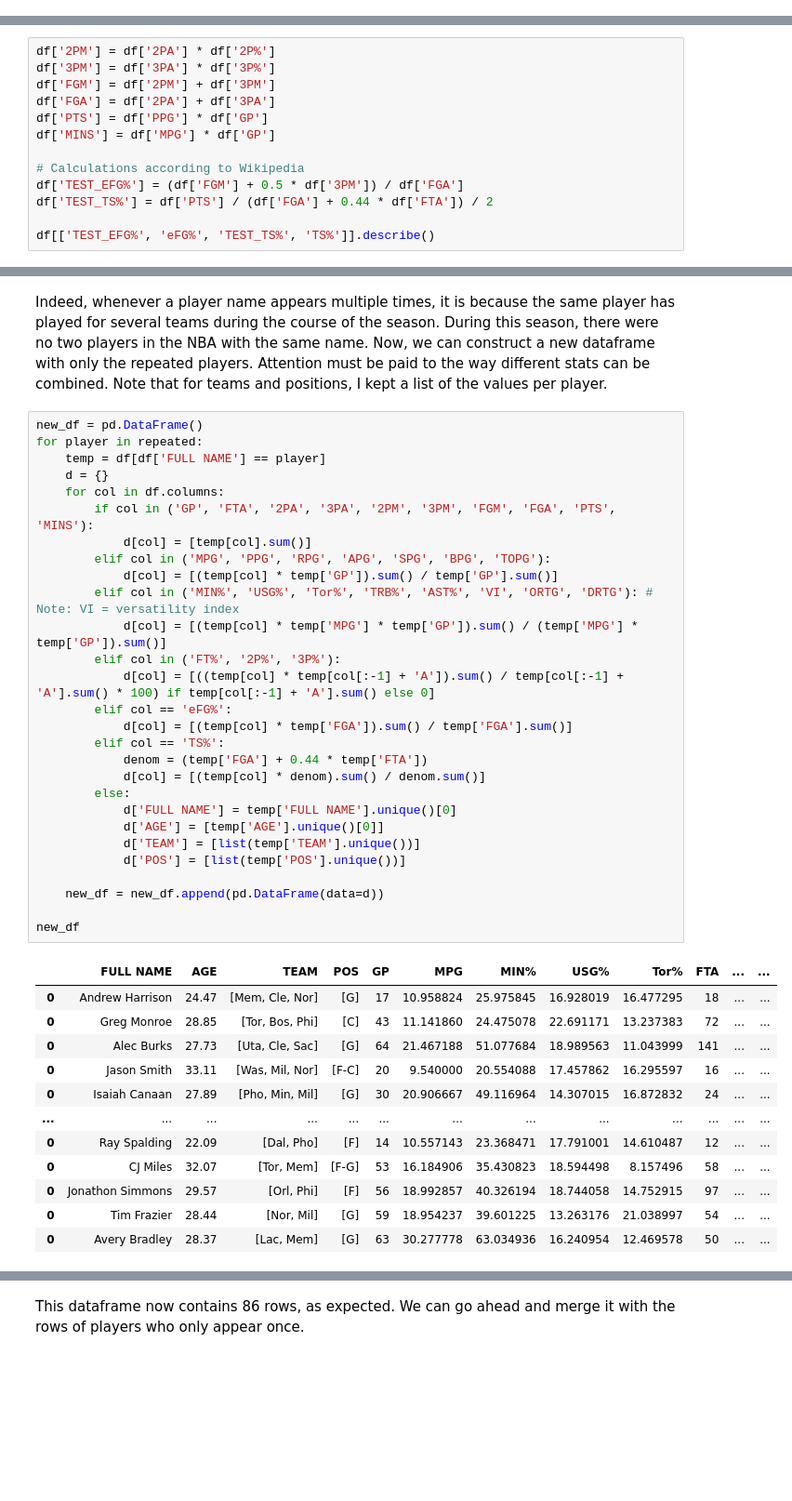
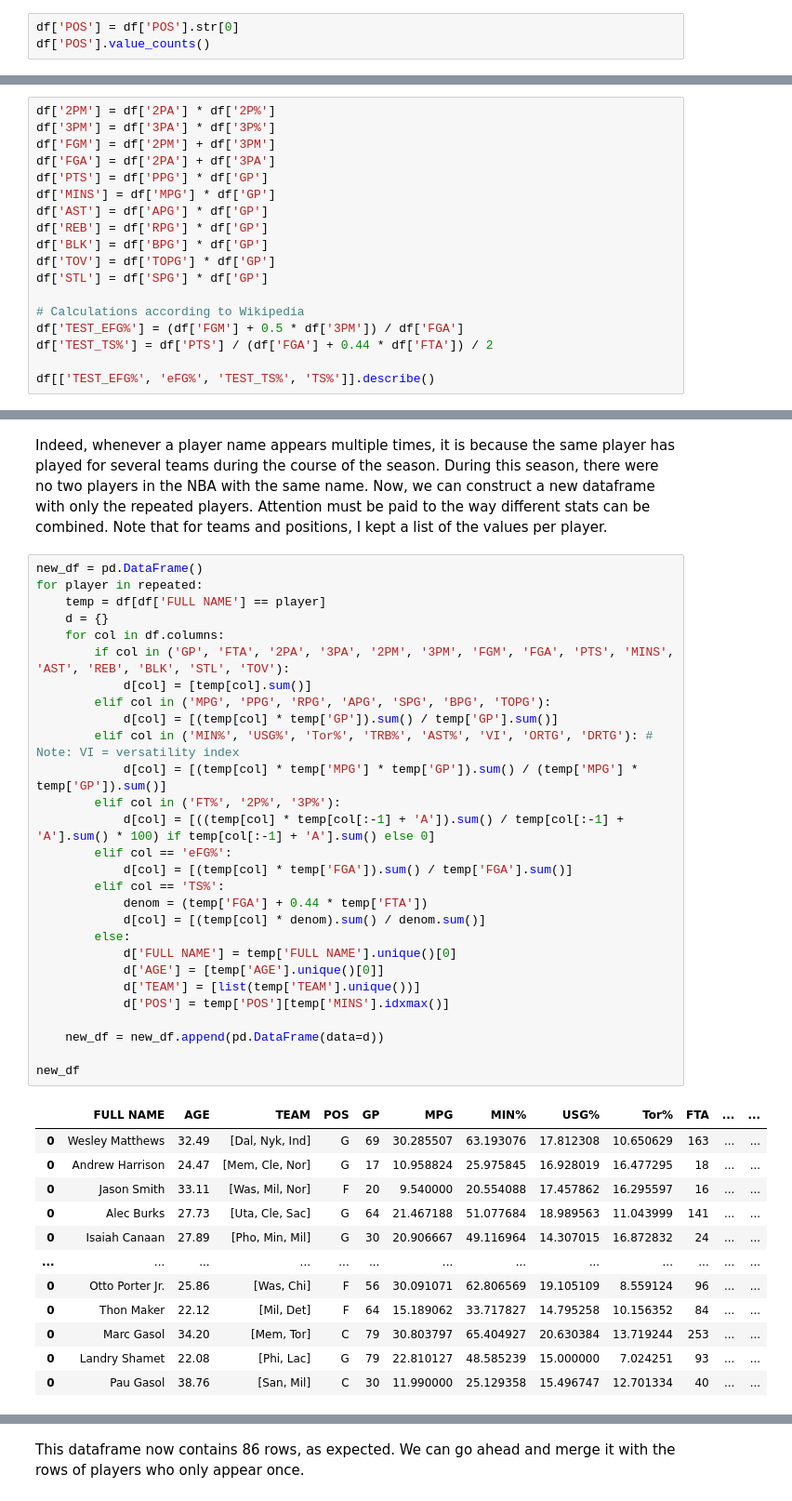
Before and after one commit to arifaulakh/FIBA_Player_Styles, a Jupyter notebook: Filtering.ipynb, the cells around one changed output, grey strips where cells are left out. Shown: that part at 93% size. Cells and saved outputs as stored; diff of their text form; blank space fills up the shorter version.

```diff
--- a/Filtering.ipynb
+++ b/Filtering.ipynb
@@ -27,0 +39,3 @@ len(df['FULL NAME'].unique())
+# %%
+df['POS'] = df['POS'].str[0]
+df['POS'].value_counts()
@@ -34,6 +53,11 @@ df['FGM'] = df['2PM'] + df['3PM']
 df['FGA'] = df['2PA'] + df['3PA']
 df['PTS'] = df['PPG'] * df['GP']
 df['MINS'] = df['MPG'] * df['GP']
+df['AST'] = df['APG'] * df['GP']
+df['REB'] = df['RPG'] * df['GP']
+df['BLK'] = df['BPG'] * df['GP']
+df['TOV'] = df['TOPG'] * df['GP']
+df['STL'] = df['SPG'] * df['GP']
 
 # Calculations according to Wikipedia
 df['TEST_EFG%'] = (df['FGM'] + 0.5 * df['3PM']) / df['FGA']
@@ -79,41 +103,41 @@ Indeed, whenever a player name appears multiple times, it is because the same pl
 # %%
 new_df = pd.DataFrame()
 for player in repeated:
     temp = df[df['FULL NAME'] == player]
     d = {}
     for col in df.columns:
-        if col in ('GP', 'FTA', '2PA', '3PA', '2PM', '3PM', 'FGM', 'FGA', 'PTS', 'MINS'):
+        if col in ('GP', 'FTA', '2PA', '3PA', '2PM', '3PM', 'FGM', 'FGA', 'PTS', 'MINS', 'AST', 'REB', 'BLK', 'STL', 'TOV'):
             d[col] = [temp[col].sum()]
         elif col in ('MPG', 'PPG', 'RPG', 'APG', 'SPG', 'BPG', 'TOPG'):
             d[col] = [(temp[col] * temp['GP']).sum() / temp['GP'].sum()]
         elif col in ('MIN%', 'USG%', 'Tor%', 'TRB%', 'AST%', 'VI', 'ORTG', 'DRTG'): # Note: VI = versatility index
             d[col] = [(temp[col] * temp['MPG'] * temp['GP']).sum() / (temp['MPG'] * temp['GP']).sum()]
         elif col in ('FT%', '2P%', '3P%'):
             d[col] = [((temp[col] * temp[col[:-1] + 'A']).sum() / temp[col[:-1] + 'A'].sum() * 100) if temp[col[:-1] + 'A'].sum() else 0]
         elif col == 'eFG%':
             d[col] = [(temp[col] * temp['FGA']).sum() / temp['FGA'].sum()]
         elif col == 'TS%':
             denom = (temp['FGA'] + 0.44 * temp['FTA'])
             d[col] = [(temp[col] * denom).sum() / denom.sum()]
         else:
             d['FULL NAME'] = temp['FULL NAME'].unique()[0]
             d['AGE'] = [temp['AGE'].unique()[0]]
             d['TEAM'] = [list(temp['TEAM'].unique())]
-            d['POS'] = [list(temp['POS'].unique())]
+            d['POS'] = temp['POS'][temp['MINS'].idxmax()]
 
     new_df = new_df.append(pd.DataFrame(data=d))
 
 new_df
 # %% [output]
 |  | FULL NAME | AGE | TEAM | POS | GP | MPG | MIN% | USG% | Tor% | FTA | ... | ... |
-| 0 | Andrew Harrison | 24.47 | [Mem, Cle, Nor] | [G] | 17 | 10.958824 | 25.975845 | 16.928019 | 16.477295 | 18 | ... | ... |
-| 0 | Greg Monroe | 28.85 | [Tor, Bos, Phi] | [C] | 43 | 11.141860 | 24.475078 | 22.691171 | 13.237383 | 72 | ... | ... |
-| 0 | Alec Burks | 27.73 | [Uta, Cle, Sac] | [G] | 64 | 21.467188 | 51.077684 | 18.989563 | 11.043999 | 141 | ... | ... |
-| 0 | Jason Smith | 33.11 | [Was, Mil, Nor] | [F-C] | 20 | 9.540000 | 20.554088 | 17.457862 | 16.295597 | 16 | ... | ... |
-| 0 | Isaiah Canaan | 27.89 | [Pho, Min, Mil] | [G] | 30 | 20.906667 | 49.116964 | 14.307015 | 16.872832 | 24 | ... | ... |
+| 0 | Wesley Matthews | 32.49 | [Dal, Nyk, Ind] | G | 69 | 30.285507 | 63.193076 | 17.812308 | 10.650629 | 163 | ... | ... |
+| 0 | Andrew Harrison | 24.47 | [Mem, Cle, Nor] | G | 17 | 10.958824 | 25.975845 | 16.928019 | 16.477295 | 18 | ... | ... |
+| 0 | Jason Smith | 33.11 | [Was, Mil, Nor] | F | 20 | 9.540000 | 20.554088 | 17.457862 | 16.295597 | 16 | ... | ... |
+| 0 | Alec Burks | 27.73 | [Uta, Cle, Sac] | G | 64 | 21.467188 | 51.077684 | 18.989563 | 11.043999 | 141 | ... | ... |
+| 0 | Isaiah Canaan | 27.89 | [Pho, Min, Mil] | G | 30 | 20.906667 | 49.116964 | 14.307015 | 16.872832 | 24 | ... | ... |
 | ... | ... | ... | ... | ... | ... | ... | ... | ... | ... | ... | ... | ... |
-| 0 | Ray Spalding | 22.09 | [Dal, Pho] | [F] | 14 | 10.557143 | 23.368471 | 17.791001 | 14.610487 | 12 | ... | ... |
-| 0 | CJ Miles | 32.07 | [Tor, Mem] | [F-G] | 53 | 16.184906 | 35.430823 | 18.594498 | 8.157496 | 58 | ... | ... |
-| 0 | Jonathon Simmons | 29.57 | [Orl, Phi] | [F] | 56 | 18.992857 | 40.326194 | 18.744058 | 14.752915 | 97 | ... | ... |
-| 0 | Tim Frazier | 28.44 | [Nor, Mil] | [G] | 59 | 18.954237 | 39.601225 | 13.263176 | 21.038997 | 54 | ... | ... |
-| 0 | Avery Bradley | 28.37 | [Lac, Mem] | [G] | 63 | 30.277778 | 63.034936 | 16.240954 | 12.469578 | 50 | ... | ... |
+| 0 | Otto Porter Jr. | 25.86 | [Was, Chi] | F | 56 | 30.091071 | 62.806569 | 19.105109 | 8.559124 | 96 | ... | ... |
+| 0 | Thon Maker | 22.12 | [Mil, Det] | F | 64 | 15.189062 | 33.717827 | 14.795258 | 10.156352 | 84 | ... | ... |
+| 0 | Marc Gasol | 34.20 | [Mem, Tor] | C | 79 | 30.803797 | 65.404927 | 20.630384 | 13.719244 | 253 | ... | ... |
+| 0 | Landry Shamet | 22.08 | [Phi, Lac] | G | 79 | 22.810127 | 48.585239 | 15.000000 | 7.024251 | 93 | ... | ... |
+| 0 | Pau Gasol | 38.76 | [San, Mil] | C | 30 | 11.990000 | 25.129358 | 15.496747 | 12.701334 | 40 | ... | ... |
```
Also changed, not shown: parts of 13 cells of this notebook, 3 other files.
